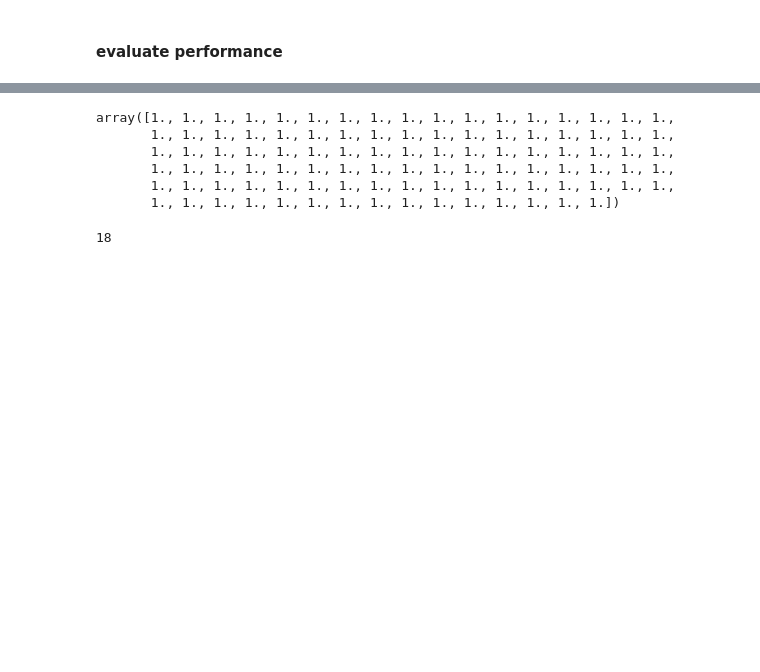
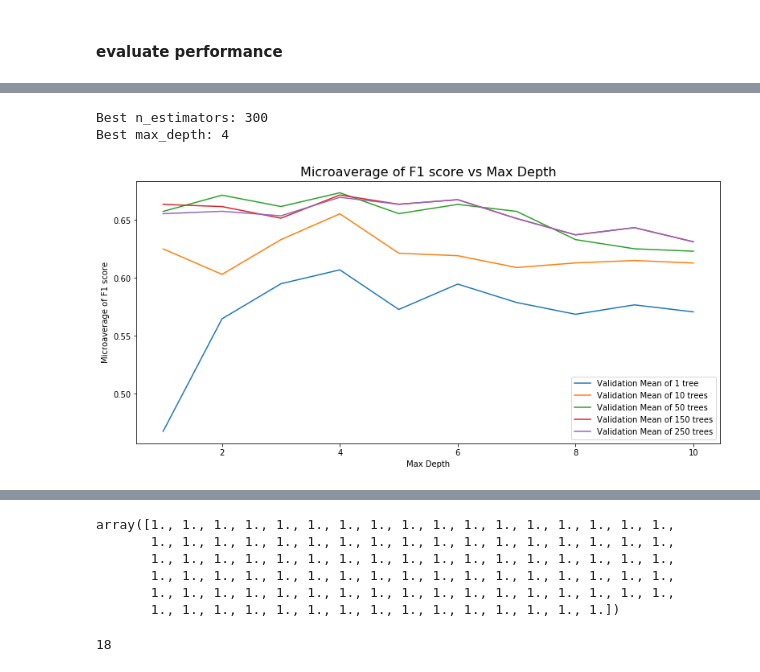
Before and after one commit to salliewalecka/Hawaii_RegimesPredictors, a Jupyter notebook: notebooks/Gradient_Boosted_Trees.ipynb, the cells around one changed output, grey strips where cells are left out. Saved outputs shown, nothing was run; the diff lists cells and outputs as text; code cells hidden in the pictures; blank space fills up the shorter version.

```diff
--- a/notebooks/Gradient_Boosted_Trees.ipynb
+++ b/notebooks/Gradient_Boosted_Trees.ipynb
@@ -241,0 +210,16 @@ plt.show()
+# %%
+from sklearn.model_selection import GridSearchCV
+from sklearn.metrics import make_scorer, zero_one_loss
+import time
+num_trees = [1, 10, 50, 100, 150, 200, 250, 300]
+depth = [1, 2, 3, 4, 5, 6, 7, 8, 9, 10]
+hyperparameters = dict(n_estimators=num_trees, max_depth=depth)
+
+begin = time.time()
+clf = GridSearchCV(sklearn.ensemble.GradientBoostingClassifier(random_state=229),
+                  hyperparameters, cv=5, verbose=1, iid=False,
+                  scoring = make_scorer(metrics.f1_score, average='micro', greater_is_better=True),
+                  return_train_score=True)
+best_model = clf.fit(train_X, train_y)
+
+print("That took {} seconds".format(time.time() - begin))
@@ -241,0 +231,43 @@ plt.show()
+# %%
+# # Best Model is the model picked with the optimal C retrained on the
+# # entire training data.
+
+print('Best n_estimators:', best_model.best_estimator_.get_params()['n_estimators'])
+print('Best max_depth:', best_model.best_estimator_.get_params()['max_depth'])
+# %% [output]
+Best n_estimators: 300
+Best max_depth: 4
+# %%
+# from scikit-learn, "Demonstration of multi-metric evaluation on cross_val_score and GridSearchCV"
+# https://scikit-learn.org/stable/auto_examples/model_selection/plot_multi_metric_evaluation.html
+results = clf.cv_results_
+# %%
+plt.figure(figsize=(13, 6))
+plt.title("Microaverage of F1 score vs Max Depth",
+          fontsize=16)
+
+plt.xlabel("Max Depth")
+plt.ylabel("Microaverage of F1 score")
+
+ax = plt.gca()
+
+# Get the regular numpy array from the MaskedArray
+X_axis = np.array(results['param_max_depth'].data, dtype=float)
+X_axis_unique = np.unique(X_axis)
+
+sample_score_mean = results['mean_test_score']
+# sample_score_std = results['std_test_score']
+
+train_score_mean = results['mean_train_score']
+
+plt.plot(X_axis_unique, sample_score_mean[range(0,80,8)], label='Validation Mean of 1 tree')
+plt.plot(X_axis_unique, sample_score_mean[range(1,81,8)], label='Validation Mean of 10 trees')
+plt.plot(X_axis_unique, sample_score_mean[range(2,82,8)], label='Validation Mean of 50 trees')
+plt.plot(X_axis_unique, sample_score_mean[range(4,84,8)], label='Validation Mean of 150 trees')
+plt.plot(X_axis_unique, sample_score_mean[range(6,86,8)], label='Validation Mean of 250 trees')
+
+plt.legend()
+
+plt.grid(False)
+# %% [output]
+[figure, added]
```
Also changed, not shown: parts of 43 cells of this notebook.
